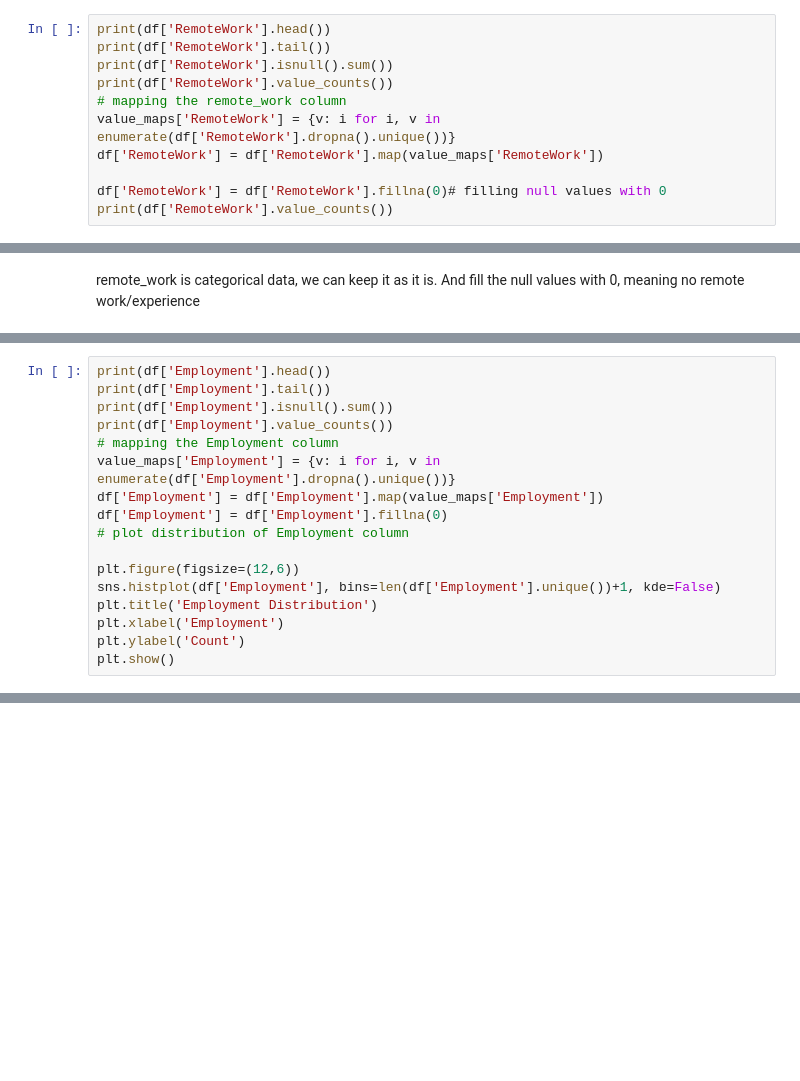
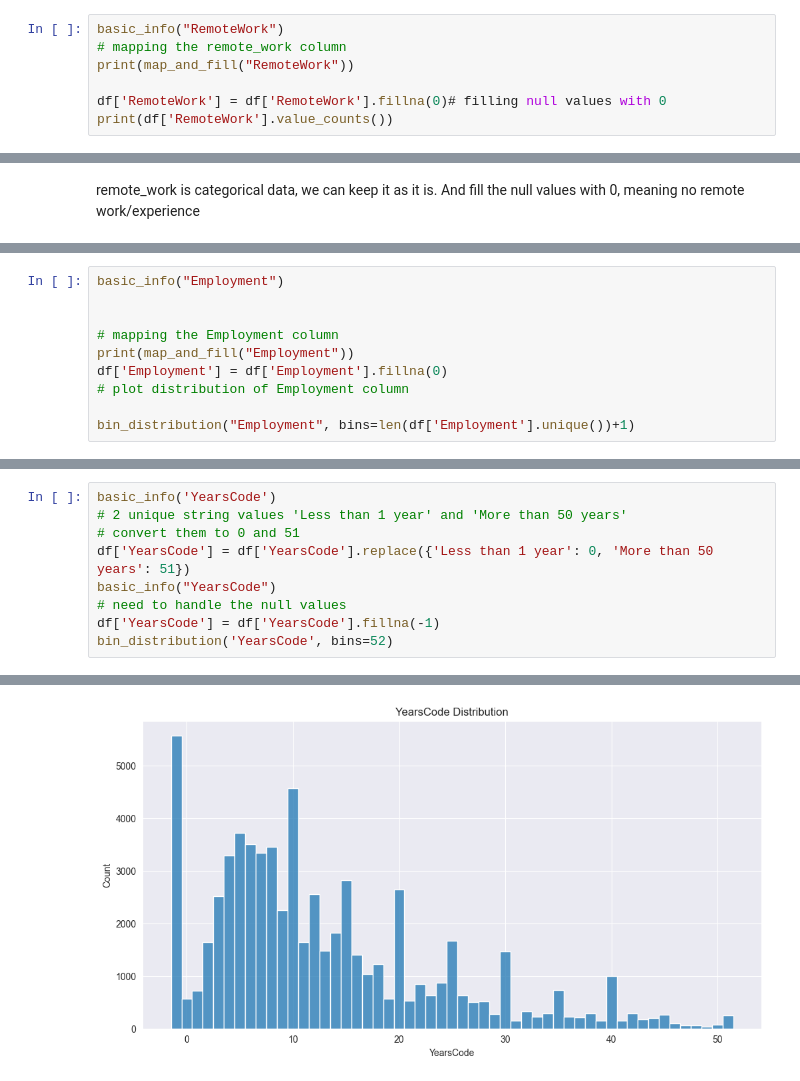
Before and after one commit to krsoy/AAU_Projects, a Jupyter notebook: m1_exam_oral.ipynb, the cells around one changed output, grey strips where cells are left out. Saved outputs shown, nothing was run; the diff lists cells and outputs as text; blank space fills up the shorter version.

```diff
--- a/m1_exam_oral.ipynb
+++ b/m1_exam_oral.ipynb
@@ -127,13 +158,9 @@ Name: count, dtype: int64
 # %% [markdown]
 age is categorical data, we can keep it as it is. But I assume it represented register age/ working experience, not the actual age of the respondents
 # %%
-print(df['RemoteWork'].head())
-print(df['RemoteWork'].tail())
-print(df['RemoteWork'].isnull().sum())
-print(df['RemoteWork'].value_counts())
+basic_info("RemoteWork")
 # mapping the remote_work column
-value_maps['RemoteWork'] = {v: i for i, v in enumerate(df['RemoteWork'].dropna().unique())}
-df['RemoteWork'] = df['RemoteWork'].map(value_maps['RemoteWork'])
+print(map_and_fill("RemoteWork"))
 
 df['RemoteWork'] = df['RemoteWork'].fillna(0)# filling null values with 0
 print(df['RemoteWork'].value_counts())
@@ -185,20 +254,13 @@ Name: count, dtype: int64
 # %%
-print(df['Employment'].head())
-print(df['Employment'].tail())
-print(df['Employment'].isnull().sum())
-print(df['Employment'].value_counts())
+basic_info("Employment")
+
+
 # mapping the Employment column
-value_maps['Employment'] = {v: i for i, v in enumerate(df['Employment'].dropna().unique())}
-df['Employment'] = df['Employment'].map(value_maps['Employment'])
+print(map_and_fill("Employment"))
 df['Employment'] = df['Employment'].fillna(0)
 # plot distribution of Employment column
 
-plt.figure(figsize=(12,6))
-sns.histplot(df['Employment'], bins=len(df['Employment'].unique())+1, kde=False)
-plt.title('Employment Distribution')
-plt.xlabel('Employment')
-plt.ylabel('Count')
-plt.show()
+bin_distribution("Employment", bins=len(df['Employment'].unique())+1)
 # %% [output]
 ResponseId
 1    Employed, full-time
@@ -220,0 +308,10 @@ Name: count, Length: 110, dtype: int64
+# %%
+basic_info('YearsCode')
+# 2 unique string values 'Less than 1 year' and 'More than 50 years'
+# convert them to 0 and 51
+df['YearsCode'] = df['YearsCode'].replace({'Less than 1 year': 0, 'More than 50 years': 51})
+basic_info("YearsCode")
+# need to handle the null values
+df['YearsCode'] = df['YearsCode'].fillna(-1)
+bin_distribution('YearsCode', bins=52)
+# %% [output]
@@ -221 +335,2 @@ Name: count, Length: 110, dtype: int64
+[figure, added]
 # %%
```
Also changed, not shown: parts of 19 cells of this notebook.
